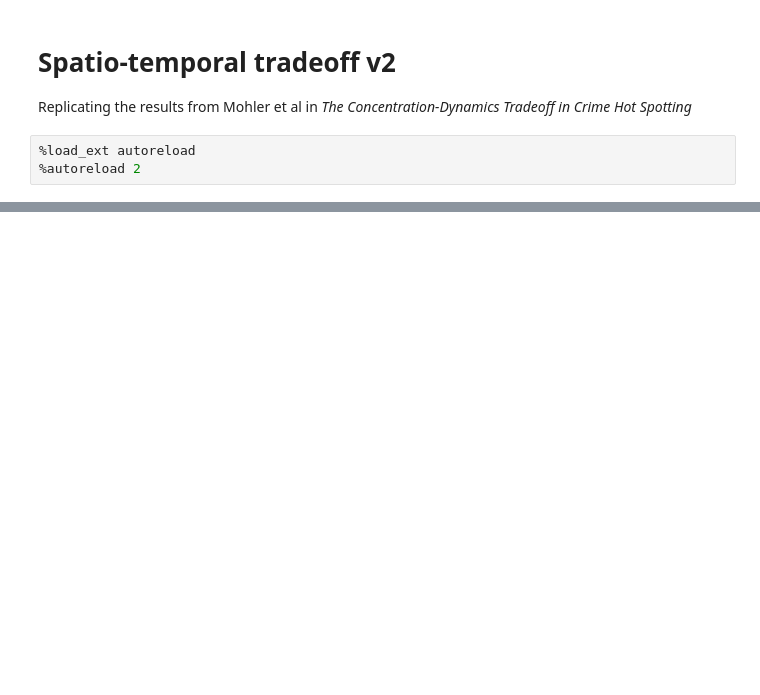
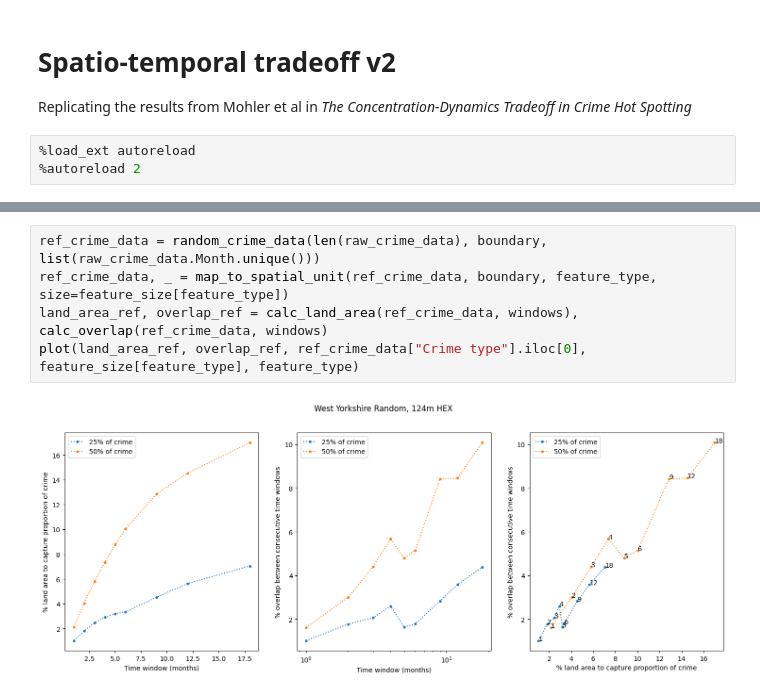
Before and after one commit to safer-streets/safer-streets-core, a Jupyter notebook: tradeoff2.ipynb, the cells around one changed output, grey strips where cells are left out. Drawn from its saved outputs; the diff is of its cells as text; blank space fills up the shorter version.

```diff
--- a/tradeoff2.ipynb
+++ b/tradeoff2.ipynb
@@ -170,0 +172,7 @@ for x, y, text in zip(both["50% of crime_land_area"], both["50% of crime"], both
+# %%
+ref_crime_data = random_crime_data(len(raw_crime_data), boundary, list(raw_crime_data.Month.unique()))
+ref_crime_data, _ = map_to_spatial_unit(ref_crime_data, boundary, feature_type, size=feature_size[feature_type])
+land_area_ref, overlap_ref = calc_land_area(ref_crime_data, windows), calc_overlap(ref_crime_data, windows)
+plot(land_area_ref, overlap_ref, ref_crime_data["Crime type"].iloc[0], feature_size[feature_type], feature_type)
+# %% [output]
+[figure, added]
```
Also changed, not shown: parts of 14 cells of this notebook, 3 other files.
